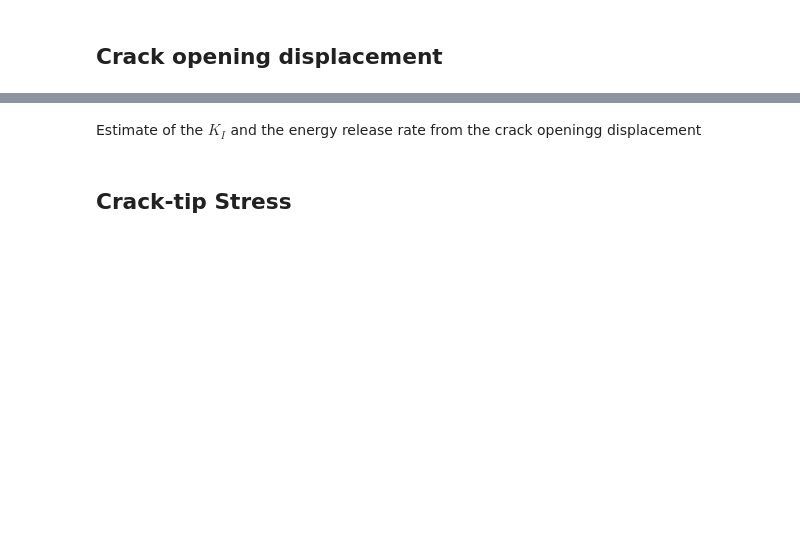
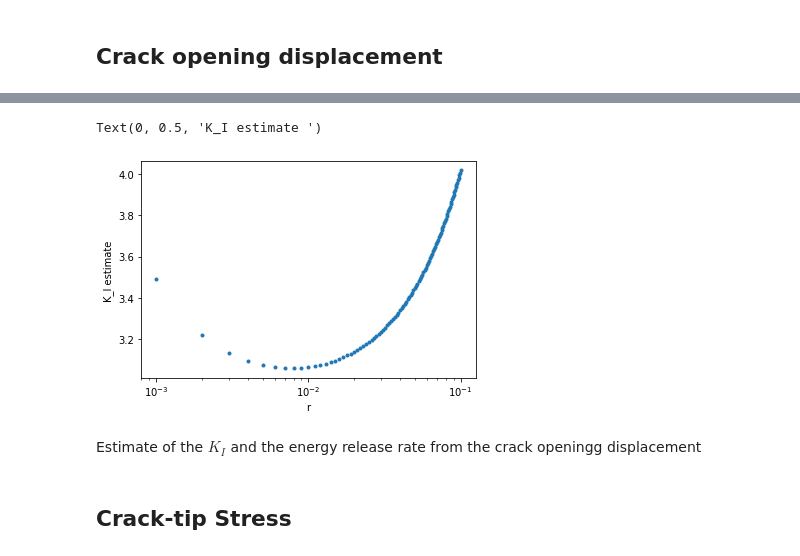
Before and after one commit to msolides-2022/fracture, a Jupyter notebook: 01-DCB/Crack.ipynb, the cells around one changed output, grey strips where cells are left out. Saved outputs shown, nothing was run; the diff lists cells and outputs as text; code cells hidden in the pictures; blank space fills up the shorter version.

```diff
--- a/01-DCB/Crack.ipynb
+++ b/01-DCB/Crack.ipynb
@@ -132,0 +143,11 @@ The elastic energy is 0.21366174647679978
+# %%
+k = (3 - float(nu)) / (1 + float(nu))
+
+K_I_est = 2 * us * float(mu) / ((1 + k) * np.sqrt(r / ( 2 * np.pi)))
+
+plt.semilogx(r,K_I_est,'.')
+plt.xlabel("r")
+plt.ylabel("K_I estimate ")
+# %% [output]
+Text(0, 0.5, 'K_I estimate ')
+[figure, added]
```
Also changed, not shown: parts of 10 cells of this notebook.
